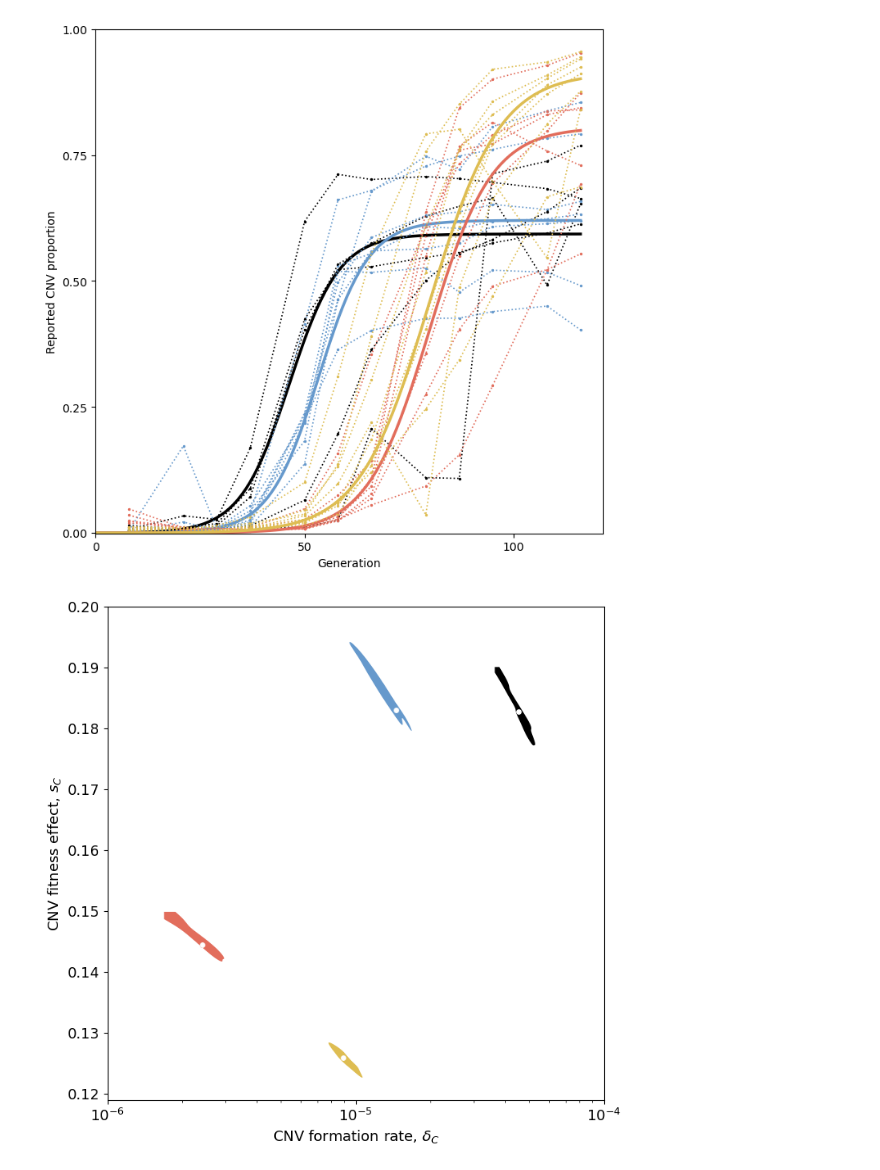
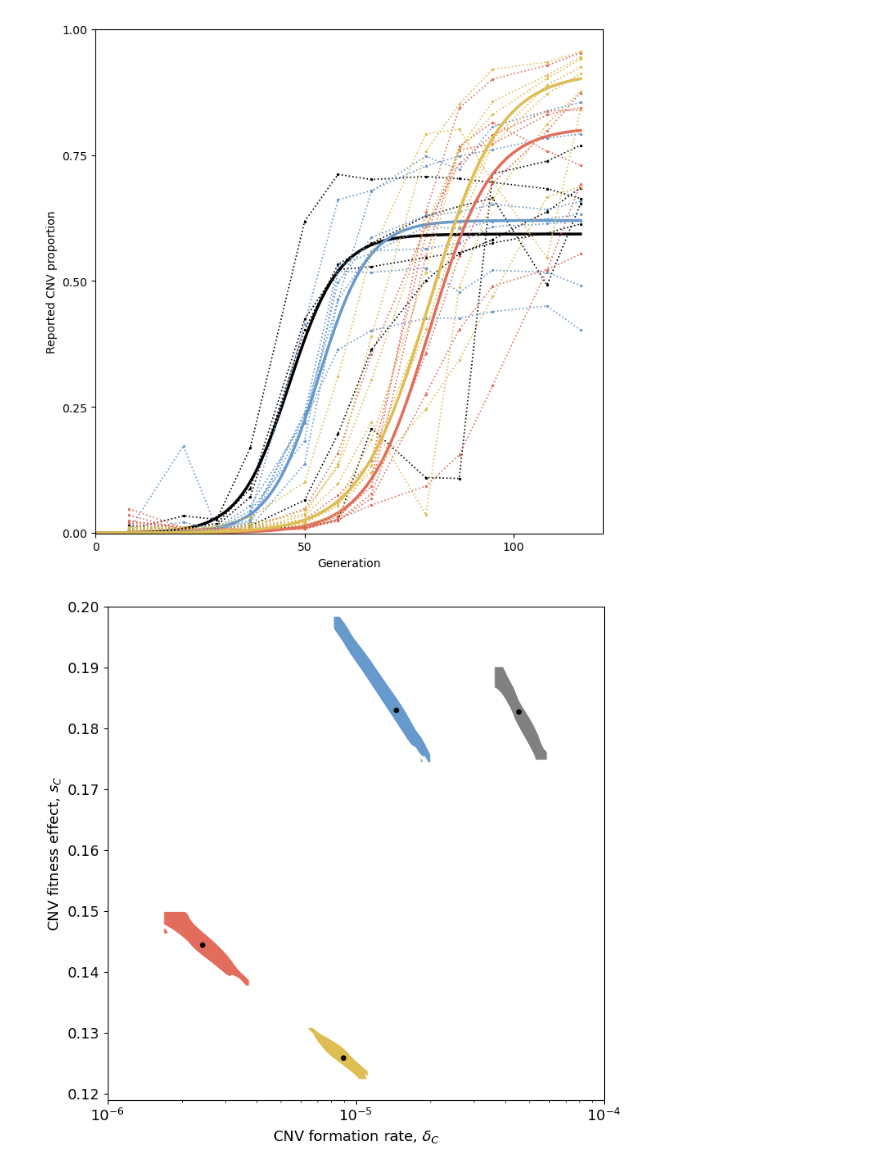
Before and after one commit to yoavram-lab/chuong_et_al, a Jupyter notebook: Main Figure.ipynb, the cells around one changed output. Saved outputs shown, nothing was run; the diff lists cells and outputs as text; code cells hidden in the pictures.

Commit message:
change colors in collective MAPs, re-print likelihoods

```diff
--- a/Main Figure.ipynb
+++ b/Main Figure.ipynb
@@ -183,7 +183,7 @@ mpl.rcParams["lines.linewidth"] = 0.00001
 # Plot formation rate δc and fitness effect Sc for given MAPs
 def plot_maps(ax, lines, title):
     colors =  {'wt':"Greys", 'ltr':"Blues", 'ars': "Reds", 'all':"YlOrRd_r"}
-    rep_colors = {'wt':"black", 'ltr':"#6699cc", 'ars': "#e26d5c", 'all':"#DEBD52", "lauer": "grey"}
+    rep_colors = {'wt':"grey", 'ltr':"#6699cc", 'ars': "#e26d5c", 'all':"#DEBD52", "lauer": "grey"}
     for line in lines:
         knock = ' knockout' if line!='wt' else ''
         op = collective_posteriors[line]
@@ -196,36 +196,36 @@ def plot_maps(ax, lines, title):
         xdf, ydf = 10**samples[:,1], 10**samples[:,0]
         xmin,xmax = xdf.min(), xdf.max()
         ymin,ymax = ydf.min(), ydf.max()
 
         # Bars
         # ax.vlines(x, ymin=ymin,ymax=ymax,color=rep_colors[line])
         # ax.hlines(y,xmin=xmin,xmax=xmax,color=rep_colors[line])
 
         # HDI
         a = az.plot_kde(
             xdf,
             ydf,
-            hdi_probs=[0.5],
+            hdi_probs=[0.9],
             ax=ax, contourf_kwargs={'colors':[rep_colors[line]]},
                          label=label_dict[line])
         ax.scatter(x, y, color=rep_colors[line], s = 15, label = label_dict[line]) # Right color for legend
-        ax.scatter(x, y, color='white', s = 15) # plot MAP in white
+        ax.scatter(x, y, color='k', s = 15) # plot MAP in white
         ax.set_xlabel('CNV formation rate, $δ_C$')
         ax.set_ylabel('CNV fitness effect, $s_C$')
         ax.set_title(title)
         ax.set_xscale('log')
         # ax.legend(loc='lower right', fontsize=12)
 
 fig, ax = plt.subplots(figsize=(8,8))
 ax.set_xlim(10**-6, 10**-4)
 ax.set_ylim(0.119, 0.2)
 # Only Chuong
 
 chuong_lines = ['wt', 'ltr', 'ars', 'all']
 plot_maps(ax, chuong_lines, '')
 plt.show()
 # %% [output]
-[figure, old version]
+[figure, new version]
 # %%
 # All together
 import matplotlib as mpl
```
Also changed, not shown: parts of 2 cells of this notebook, 1 other file.
